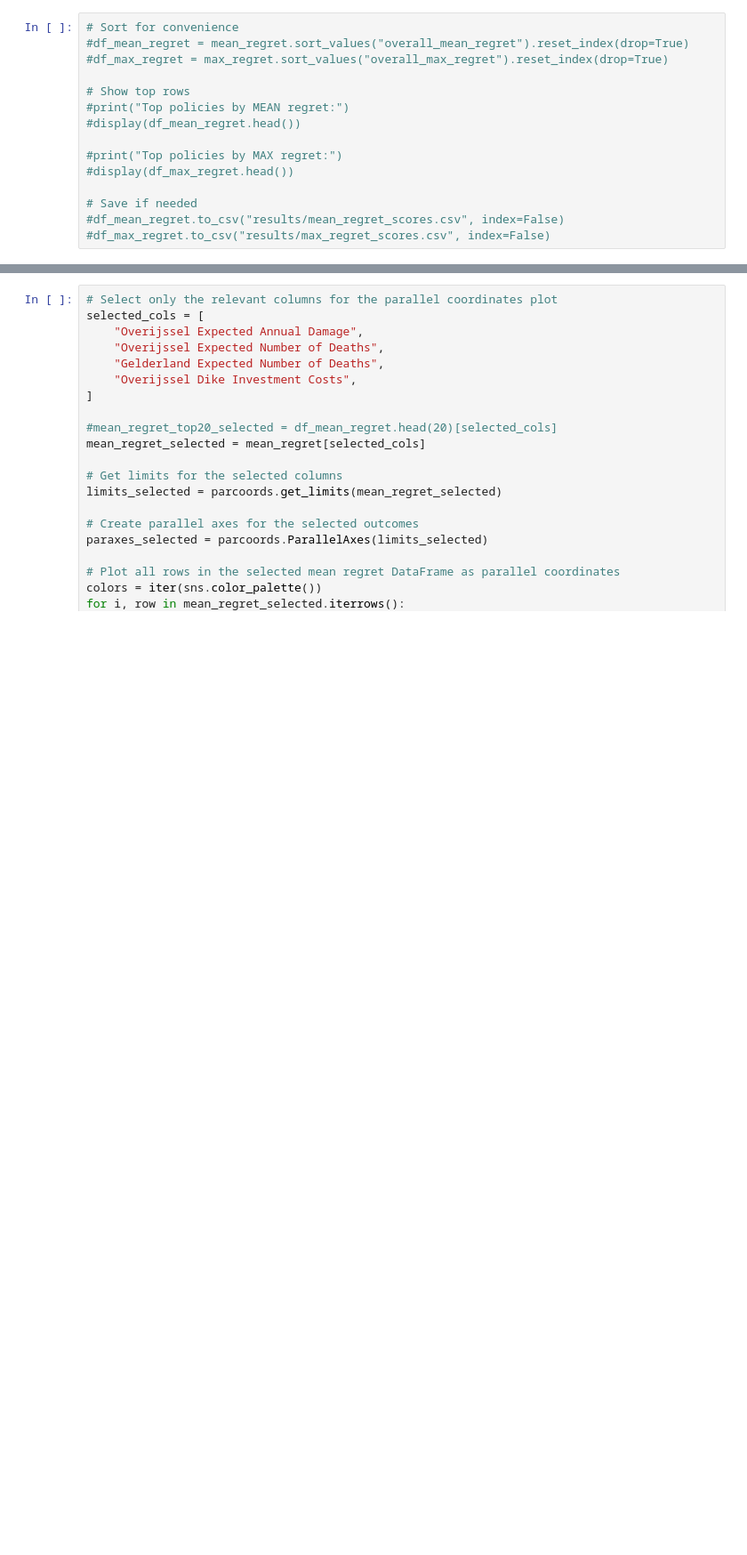
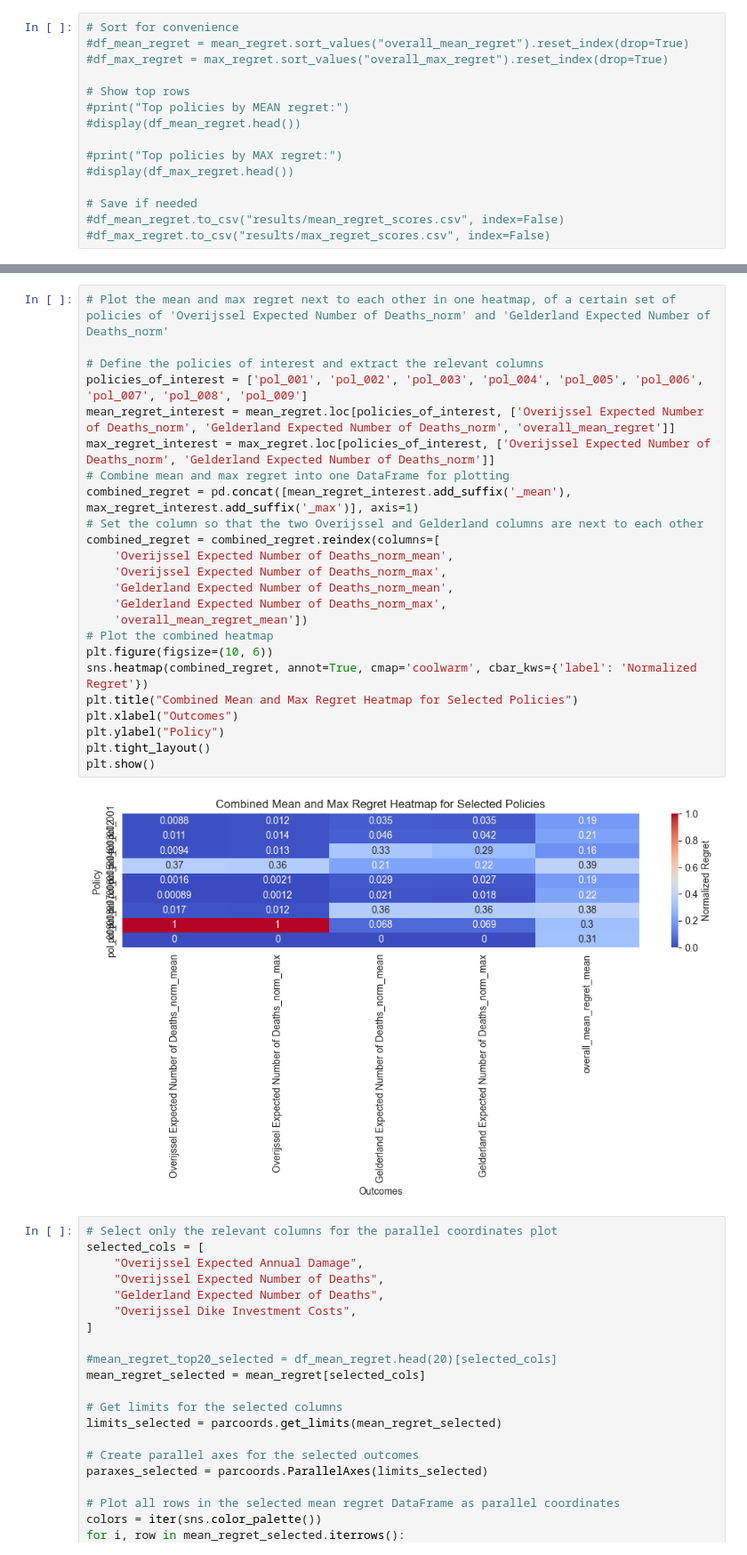
Before and after one commit to juliarozenberg/MBDM, a Jupyter notebook: final assignment/Robustness_Analysis.ipynb, the cells around one changed output, grey strips where cells are left out. Shown at 89% size. Saved outputs shown, nothing was run; the diff lists cells and outputs as text; blank space fills up the shorter version.

```diff
--- a/final assignment/Robustness_Analysis.ipynb
+++ b/final assignment/Robustness_Analysis.ipynb
@@ -132,3 +138,29 @@ plt.show()
+# %%
+# Plot the mean and max regret next to each other in one heatmap, of a certain set of policies of 'Overijssel Expected Number of Deaths_norm' and 'Gelderland Expected Number of Deaths_norm'
+
+# Define the policies of interest and extract the relevant columns
+policies_of_interest = ['pol_001', 'pol_002', 'pol_003', 'pol_004', 'pol_005', 'pol_006', 'pol_007', 'pol_008', 'pol_009']
+mean_regret_interest = mean_regret.loc[policies_of_interest, ['Overijssel Expected Number of Deaths_norm', 'Gelderland Expected Number of Deaths_norm', 'overall_mean_regret']]
+max_regret_interest = max_regret.loc[policies_of_interest, ['Overijssel Expected Number of Deaths_norm', 'Gelderland Expected Number of Deaths_norm']]
+# Combine mean and max regret into one DataFrame for plotting
+combined_regret = pd.concat([mean_regret_interest.add_suffix('_mean'), max_regret_interest.add_suffix('_max')], axis=1)
+# Set the column so that the two Overijssel and Gelderland columns are next to each other
+combined_regret = combined_regret.reindex(columns=[
+    'Overijssel Expected Number of Deaths_norm_mean',
+    'Overijssel Expected Number of Deaths_norm_max',
+    'Gelderland Expected Number of Deaths_norm_mean',
+    'Gelderland Expected Number of Deaths_norm_max',
+    'overall_mean_regret_mean'])
+# Plot the combined heatmap
+plt.figure(figsize=(10, 6))
+sns.heatmap(combined_regret, annot=True, cmap='coolwarm', cbar_kws={'label': 'Normalized Regret'})
+plt.title("Combined Mean and Max Regret Heatmap for Selected Policies")
+plt.xlabel("Outcomes")
+plt.ylabel("Policy")
+plt.tight_layout()
+plt.show()
+# %% [output]
+[figure, added]
 # %%
 # Select only the relevant columns for the parallel coordinates plot
 selected_cols = [
```
Also changed, not shown: parts of 3 cells of this notebook.
